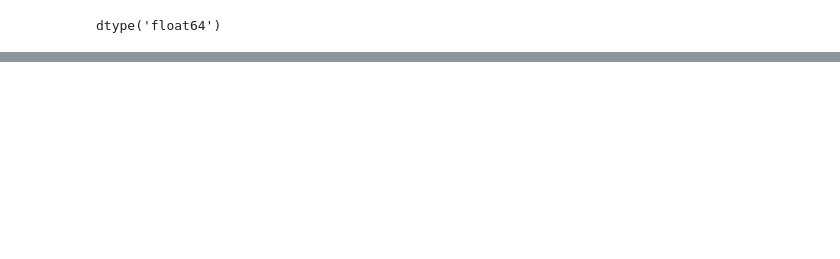
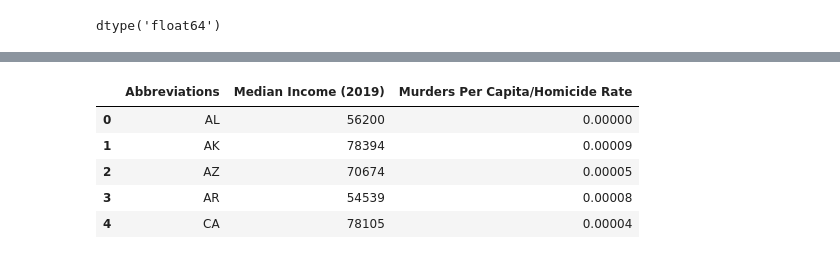
Before and after one commit to akarpie96/CrimeStats, a Jupyter notebook: State_Median_income.ipynb, the cells around one changed output, grey strips where cells are left out. Saved outputs shown, nothing was run; the diff lists cells and outputs as text; code cells hidden in the pictures; blank space fills up the shorter version.

```diff
--- a/State_Median_income.ipynb
+++ b/State_Median_income.ipynb
@@ -84,0 +92,19 @@ plt.savefig("Image Output/MedianIncome_Regression.png")
+# %%
+abbrev_list = ['AL','AK','AZ','AR','CA','CO','CT','DE','DC','FL','GA','HI',
+              'ID','IL','IN','IA','KS','KY','LA','ME','MD','MA','MI',
+              'MN','MS','MO','MT','NE','NV','NH','NJ','NM','NY','NC','ND',
+              'OH','OK','OR','PA','RI','SC','SD','TN','TX','UT','VT',
+              'VA','WA','WV','WI','WY']
+
+Mincome_df = unemp_clean_df
+Mincome_df['Abbreviations'] = abbrev_list
+new_Mincome_df= Mincome_df[['Abbreviations','Median Income (2019)','Murders Per Capita/Homicide Rate']]
+#unemploy_multibar_df['unemployment_rate'] = (unemploy_multibar_df['unemployment_rate']/100).map('{:.1%}'.format)
+new_Mincome_df.head()
+# %% [output]
+|  | Abbreviations | Median Income (2019) | Murders Per Capita/Homicide Rate |
+| 0 | AL | 56200 | 0.00000 |
+| 1 | AK | 78394 | 0.00009 |
+| 2 | AZ | 70674 | 0.00005 |
+| 3 | AR | 54539 | 0.00008 |
+| 4 | CA | 78105 | 0.00004 |
```
Also changed, not shown: parts of 7 cells of this notebook, 3 other files.
